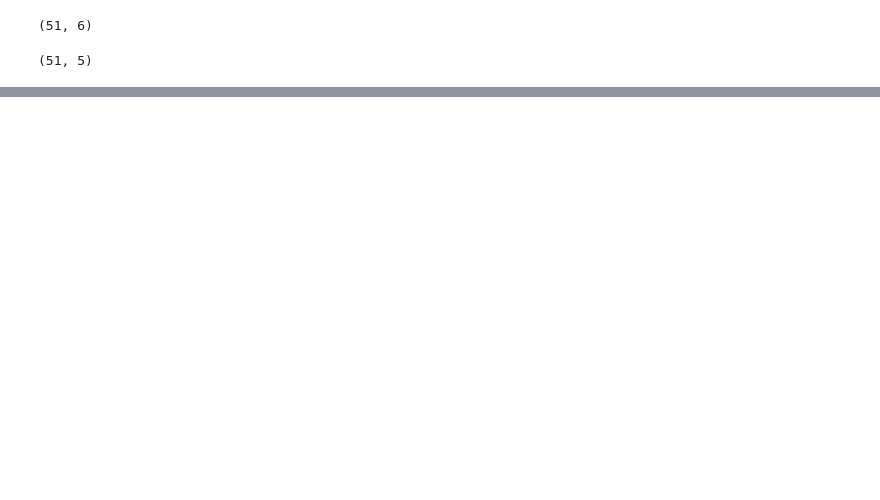
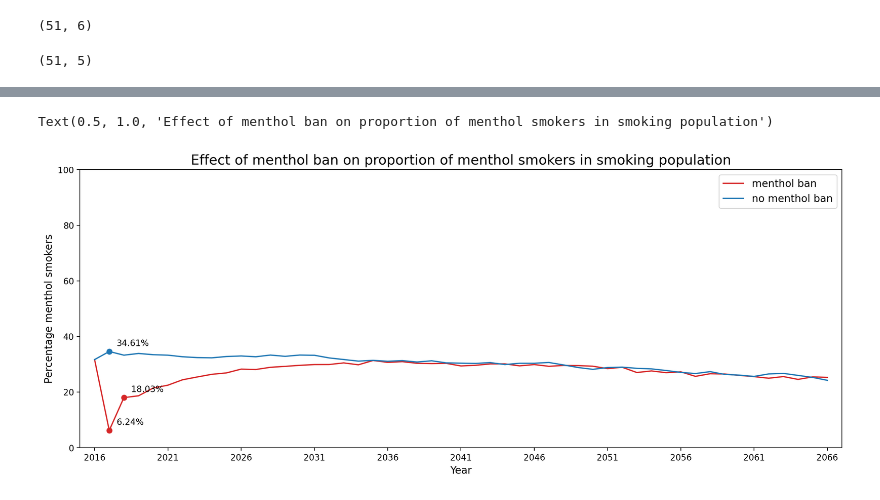
Before and after one commit to tapphughesn/menthol-model, a Jupyter notebook: menthol-model/inspect_data.ipynb, the cells around one changed output, grey strips where cells are left out. Saved outputs shown, nothing was run; the diff lists cells and outputs as text; code cells hidden in the pictures; blank space fills up the shorter version.

```diff
--- a/menthol-model/inspect_data.ipynb
+++ b/menthol-model/inspect_data.ipynb
@@ -119,0 +152,30 @@ Text(0.5, 1.0, 'Proportion of smoking groups in the living population')
+# %%
+fig, ax = plt.subplots(1,1,figsize=(16,6), dpi=200)
+y = arr_no_dead_percents[:,2] / np.sum(arr_no_dead_percents[:,2:], axis=1) * 100
+y2 = arr2_no_dead_percents[:,2] / np.sum(arr2_no_dead_percents[:,2:], axis=1) * 100
+
+ax.plot(x, y, mycolors[0])
+ax.plot(x, y2, mycolors[1])
+
+plt.ylim(0,100)
+plt.xlim(x[0]-1, x[-1]+1)
+plt.xlabel("Year", fontsize=12)
+plt.ylabel("Percentage menthol smokers", fontsize=12)
+plt.xticks(x[::5], fontsize=10, horizontalalignment='center')
+# ax.legend(["complex death rate", "average death rate"], fontsize=12, ncol=1)
+ax.legend(["menthol ban", "no menthol ban"], fontsize=12, ncol=1)
+for i,j in zip(x, y):
+    # if (i - 2016) % 5 == 0:
+    if i == 2017 or i == 2018:
+        ax.annotate(str(int(j * 100) / 100) + "%", xy=(i + 0.5,j + 2))
+        ax.scatter([i],[j],c=mycolors[0])
+for i,j in zip(x, y2):
+    # if (i - 2016) % 5 == 0:
+    if i == 2017:
+        ax.annotate(str(int(j * 100) / 100) + "%", xy=(i + 0.5,j + 2))
+        ax.scatter([i],[j],c=mycolors[1])
+
+plt.title("Effect of menthol ban on proportion of menthol smokers in smoking population", fontsize=16)
+# %% [output]
+Text(0.5, 1.0, 'Effect of menthol ban on proportion of menthol smokers in smoking population')
+[figure, added]
```
Also changed, not shown: parts of 13 cells of this notebook, 3 other files.
